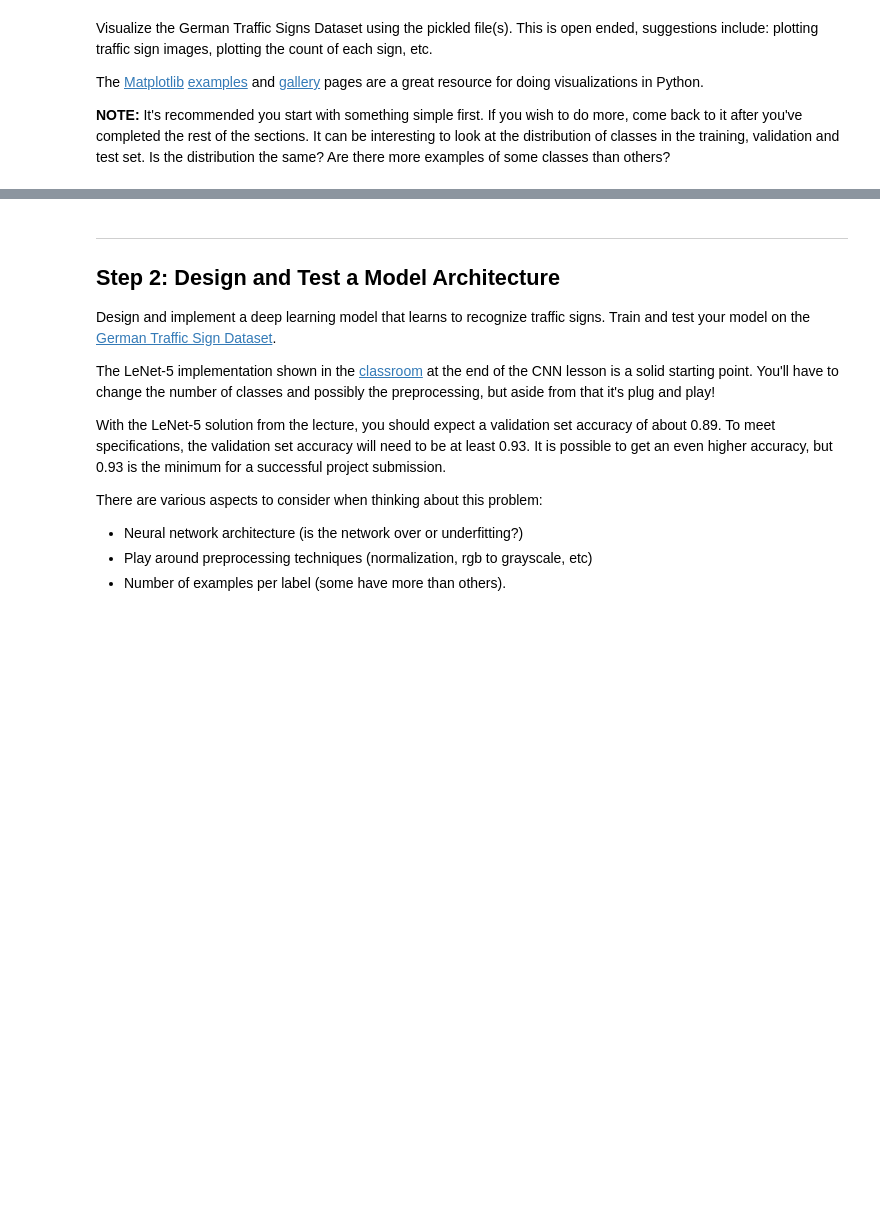
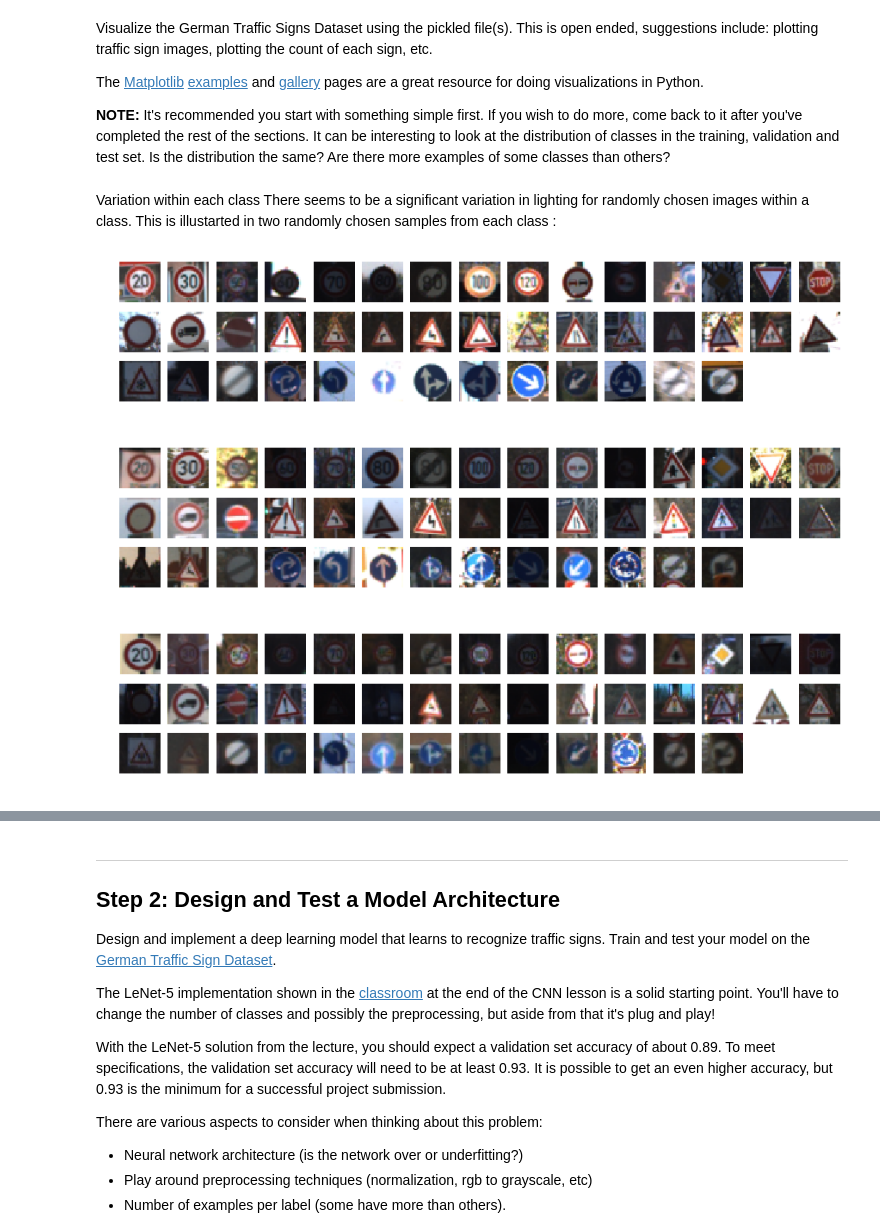
Before and after one commit to Nazanin1369/TrafficSignsClassifier, a Jupyter notebook: Traffic_Sign_Classifier.ipynb, the cells around one changed output, grey strips where cells are left out. Cells and saved outputs as stored; diff of their text form; code cells hidden in the pictures; blank space fills up the shorter version.

```diff
--- a/Traffic_Sign_Classifier.ipynb
+++ b/Traffic_Sign_Classifier.ipynb
@@ -104,0 +160,11 @@ import matplotlib.pyplot as plt
+# %% [markdown]
+Variation within each class
+There seems to be a significant variation in lighting for randomly chosen images within a class. This is illustarted in two randomly chosen samples from each class :
+# %%
+visualize_sample_signs(X_train, y_train)
+visualize_sample_signs(X_train, y_train)
+visualize_sample_signs(X_train, y_train, i_start=0)
+# %% [output]
+[figure, added]
+[figure, added]
+[figure, added]
```
Also changed, not shown: parts of 6 cells of this notebook, 1 other file.
